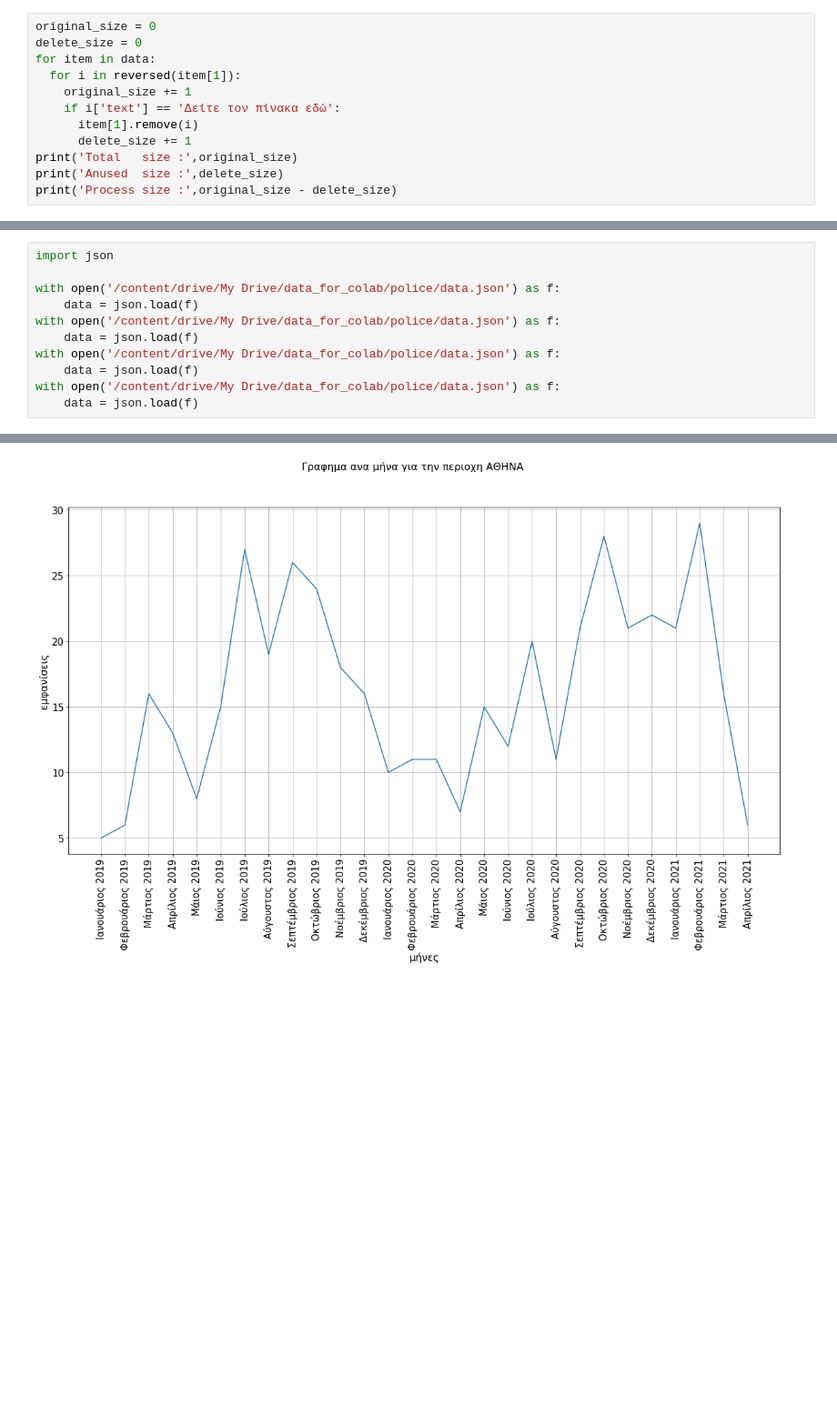
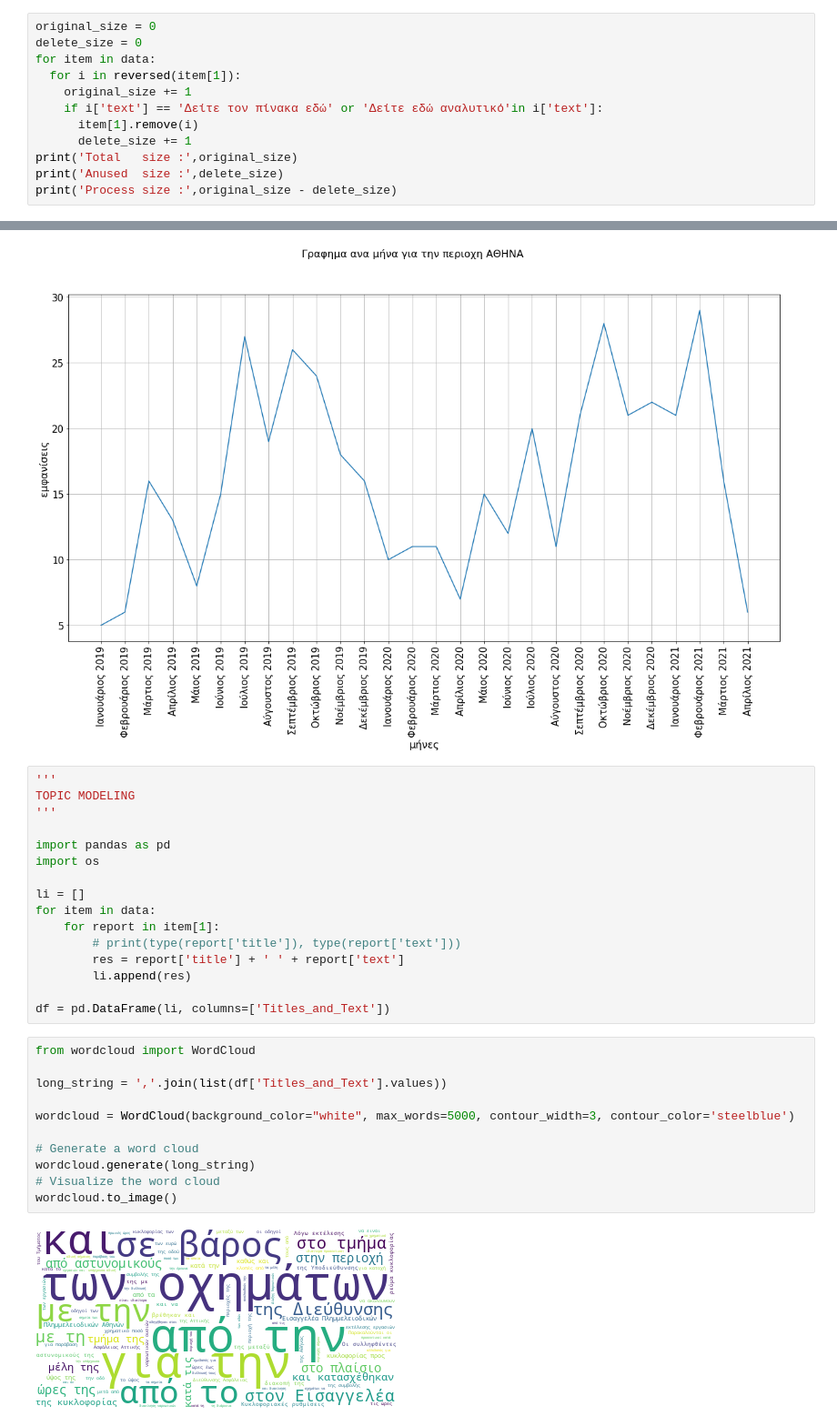
Before and after one commit to akispan/crime_rate_project, a Jupyter notebook: police.ipynb, the cells around one changed output, grey strips where cells are left out. Shown at 91% size. Drawn from its saved outputs; the diff is of its cells as text; blank space fills up the shorter version.

```diff
--- a/police.ipynb
+++ b/police.ipynb
@@ -16,7 +20,7 @@ delete_size = 0
 for item in data:
   for i in reversed(item[1]):
     original_size += 1
-    if i['text'] == 'Δείτε τον πίνακα εδώ':
+    if i['text'] == 'Δείτε τον πίνακα εδώ' or 'Δείτε εδώ αναλυτικό'in i['text']:
       item[1].remove(i)
       delete_size += 1
 print('Total   size :',original_size)
@@ -278,11 +307,0 @@ fig.show()
-# %%
-import json
-
-with open('/content/drive/My Drive/data_for_colab/police/data.json') as f:
-    data = json.load(f)
-with open('/content/drive/My Drive/data_for_colab/police/data.json') as f:
-    data = json.load(f)
-with open('/content/drive/My Drive/data_for_colab/police/data.json') as f:
-    data = json.load(f)
-with open('/content/drive/My Drive/data_for_colab/police/data.json') as f:
-    data = json.load(f)
@@ -377,3 +400,32 @@ def plot_line(dates, graph_data, area):
 plot_line(dates, graph_data['ΑΘΗΝΑ'], 'ΑΘΗΝΑ')
 # %% [output]
 [figure]
+# %%
+'''
+TOPIC MODELING
+'''
+
+import pandas as pd
+import os
+
+li = []
+for item in data:
+    for report in item[1]:
+        # print(type(report['title']), type(report['text']))
+        res = report['title'] + ' ' + report['text']
+        li.append(res)
+
+df = pd.DataFrame(li, columns=['Titles_and_Text'])
+# %%
+from wordcloud import WordCloud
+
+long_string = ','.join(list(df['Titles_and_Text'].values))
+
+wordcloud = WordCloud(background_color="white", max_words=5000, contour_width=3, contour_color='steelblue')
+
+# Generate a word cloud
+wordcloud.generate(long_string)
+# Visualize the word cloud
+wordcloud.to_image()
+# %% [output]
+[figure, added]
```
Also changed, not shown: parts of 45 cells of this notebook.
